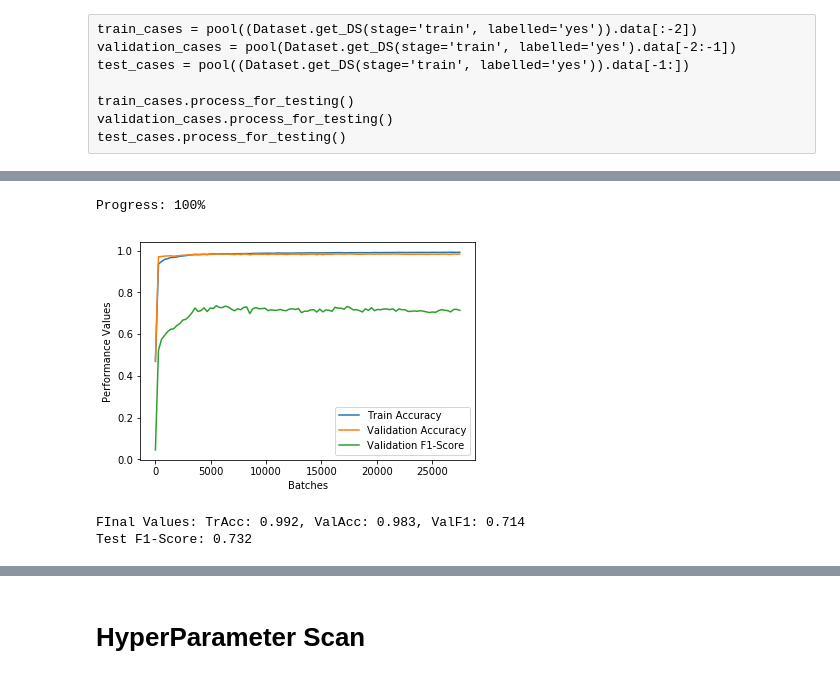
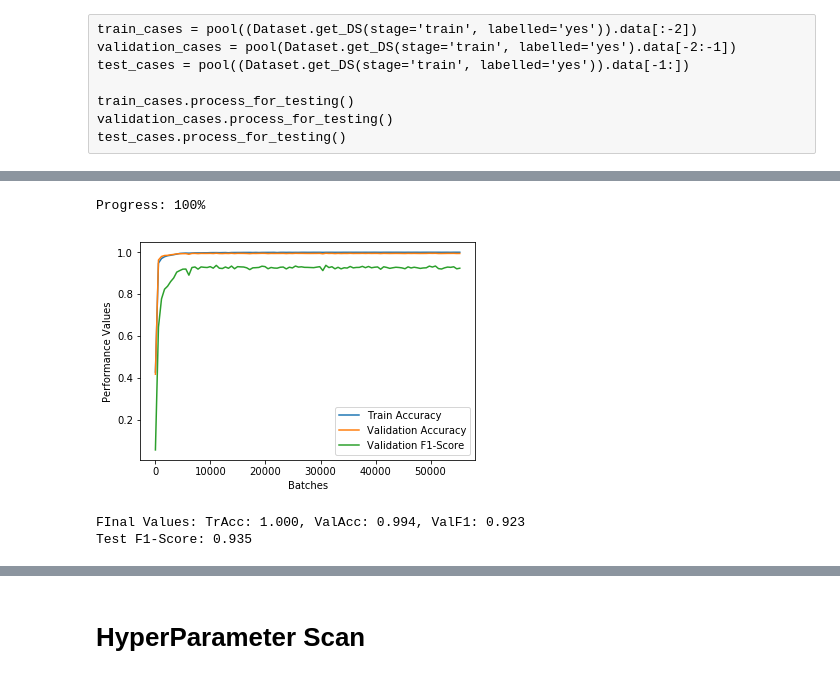
Before and after one commit to goto1991/L2B2-medication-extraction, a Jupyter notebook: Model 4.ipynb, the cells around one changed output, grey strips where cells are left out. Cells and saved outputs as stored; diff of their text form; code cells hidden in the pictures.

```diff
--- a/Model 4.ipynb
+++ b/Model 4.ipynb
@@ -85,10 +91,10 @@ Ratio: med: 0.11% non-med: 0.89%
 # %%
-RNN = RNN_Model(vocab_size=len(word_indices), state_size=100, num_classes=2, window=5, learn_rate=0.001, emb_layer=emb_layer)
+RNN = RNN_Model(vocab_size=len(word_indices), state_size=100, num_classes=2, window=7, learn_rate=0.001, emb_layer=emb_layer)
 RNN.build_graph()
-_, _, _, _, = RNN.train(sets=sets, epochs=5, batch=50, report_percentage=1, show_progress=True, show_plot=True)
+_, _, _, _, = RNN.train(sets=sets, epochs=10, batch=50, report_percentage=1, show_progress=True, show_plot=True)
 # %% [output]
 Progress: 100%
-[figure, old version]
+[figure, new version]
-FInal Values: TrAcc: 0.992, ValAcc: 0.983, ValF1: 0.714
-Test F1-Score: 0.732
+FInal Values: TrAcc: 1.000, ValAcc: 0.994, ValF1: 0.923
+Test F1-Score: 0.935
 # %%
```
Also changed, not shown: parts of 11 cells of this notebook, 8 other files.
